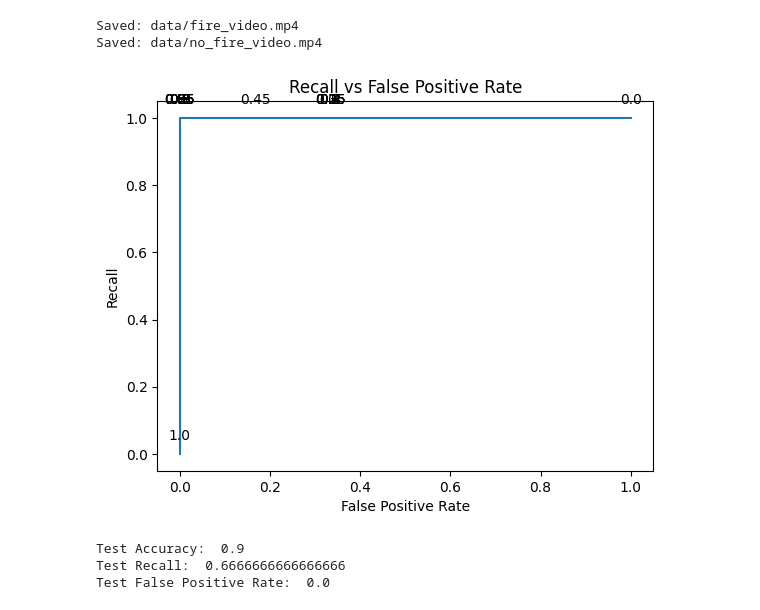
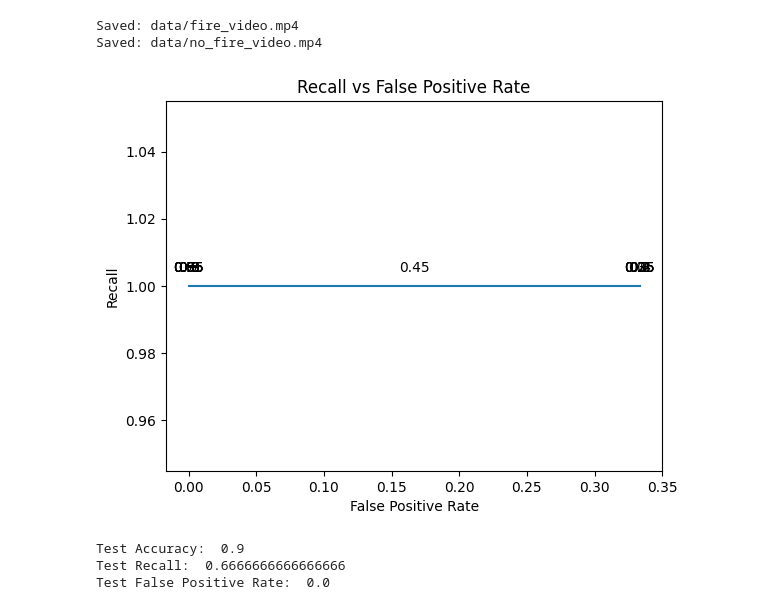
Before and after one commit to 4di03/FireDetection, a Jupyter notebook: test_models.ipynb, the cells around one changed output. Drawn from its saved outputs; the diff is of its cells as text; code cells hidden in the pictures.

Commit message:
test final_exp

```diff
--- a/test_models.ipynb
+++ b/test_models.ipynb
@@ -31,10 +31,10 @@ class DummyModel(VideoModel):
         # random prob between 0 and 1
         return random.uniform(0, 1)
 
-MODEL_NAME = "data/new_best_model"
+MODEL_NAME = "final_exp"
 device = torch.device("cuda" if torch.cuda.is_available() else "cpu")
 
-my_image_model : VideoModel = VideoModelFromImageModel(CNNFireDetector.load_from_file(f"{MODEL_NAME}.pth", InferenceModel(TrainingModel()), device =device, transform = TRANSFORM ))
+my_image_model : VideoModel = VideoModelFromImageModel(CNNFireDetector.load_from_file(f"data/{MODEL_NAME}.pth", InferenceModel(TrainingModel()), device =device, transform = TRANSFORM ))
 google_net : VideoModel = DummyModel()
 alex_net : VideoModel = DummyModel()
 optical_flow_model : VideoModel = DummyModel()
@@ -50,7 +50,7 @@ val_no_fire_predictions = get_predictions_on_videos(CHOSEN_MODEL, val_no_fire_vi
 # use recall and FPR curve to determine best threshold for binarizing predictions
 recalls = []
 fprs = []
-thresholds = [n/100 for n in range(0, 101, 5)] # threshold above which a prediction probabiltiy is considered fire
+thresholds = [n/100 for n in range(5, 100, 5)] # threshold above which a prediction probabiltiy is considered fire
 for threshold in thresholds:
     recall = get_recall(val_fire_predictions, threshold)
     false_positive_rate = get_false_positive_rate(val_no_fire_predictions, threshold)
@@ -127,37 +127,37 @@ Saved: data/no_fire_video.mp4
 # %%
 # TODO: add code to predict on val and test tensors
 
 from data_extraction import FireDataset
 from prediction import get_metrics
-VAL_DATA_NAME = "silly_test_val"
-TEST_DATA_NAME = "silly_test_test"
-val_images = FireDataset.init_from_data_name(VAL_DATA_NAME)
-test_images = FireDataset.init_from_data_name(TEST_DATA_NAME)
+VAL_DATA_NAME = MODEL_NAME
+TEST_DATA_NAME = MODEL_NAME
+val_images = FireDataset(VAL_DATA_NAME)
+test_images = FireDataset(TEST_DATA_NAME)
 
 inference_model =  my_image_model.image_model.model
 val_image_predictions = inference_model(val_images.images.to(device))
 # use recall and FPR curve to determine best threshold for binarizing predictions
 recalls = []
 fprs = []
-thresholds = [n/100 for n in range(0, 101, 5)] # threshold above which a prediction probabiltiy is considered fire
+thresholds = [n/100 for n in range(5, 100, 5)] # threshold above which a prediction probabiltiy is considered fire
 for threshold in thresholds:
     recall, false_positive_rate, _ = get_metrics(val_image_predictions, val_images.labels, threshold)
     recalls.append(recall)
     fprs.append(false_positive_rate)
 
 
 # plot recall vs false positive rate
 import matplotlib.pyplot as plt
 plt.plot(fprs, recalls)
 
 # add point lables with threshold
 for i, txt in enumerate(thresholds):
     plt.annotate(txt, (fprs[i], recalls[i]), textcoords="offset points", xytext=(0,10), ha='center')
 
 plt.xlabel('False Positive Rate')
 plt.ylabel('Recall')
 plt.title('Recall vs False Positive Rate')
 plt.show()
 # %% [output]
-[figure, old version]
+[figure, new version]
 # %%
```
Also changed, not shown: parts of 2 cells of this notebook.
